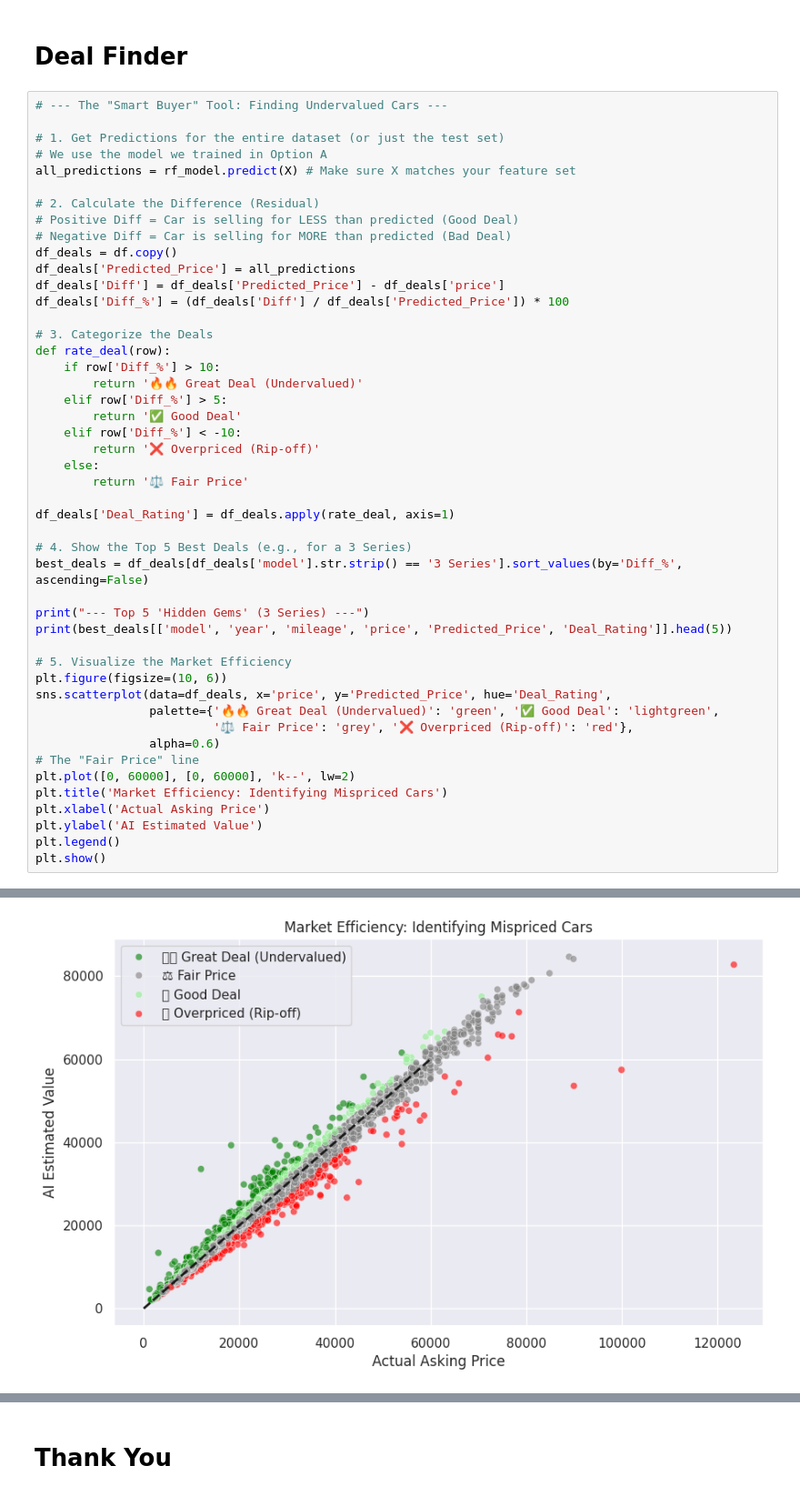
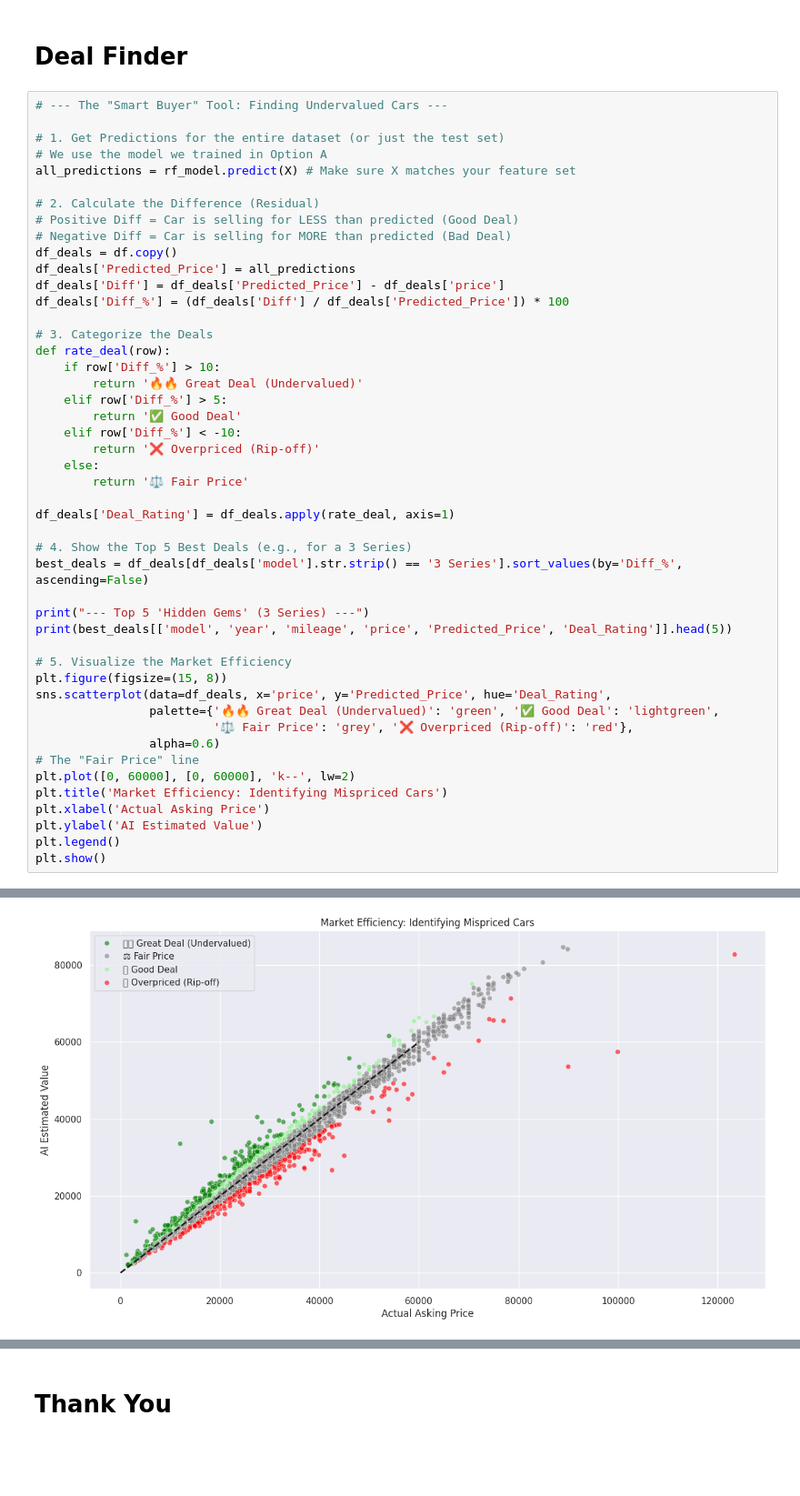
Before and after one commit to Nikhil5566/EDA-Repo, a Jupyter notebook: BMW_Used_Car_Market_Analysis_Dataset.ipynb, the cells around one changed output, grey strips where cells are left out. Shown at 91% size. Cells and saved outputs as stored; diff of their text form; blank space fills up the shorter version.

```diff
--- a/BMW_Used_Car_Market_Analysis_Dataset.ipynb
+++ b/BMW_Used_Car_Market_Analysis_Dataset.ipynb
@@ -501,32 +520,32 @@ best_deals = df_deals[df_deals['model'].str.strip() == '3 Series'].sort_values(b
 print("--- Top 5 'Hidden Gems' (3 Series) ---")
 print(best_deals[['model', 'year', 'mileage', 'price', 'Predicted_Price', 'Deal_Rating']].head(5))
 
 # 5. Visualize the Market Efficiency
-plt.figure(figsize=(10, 6))
+plt.figure(figsize=(15, 8))
 sns.scatterplot(data=df_deals, x='price', y='Predicted_Price', hue='Deal_Rating',
                 palette={'🔥🔥 Great Deal (Undervalued)': 'green', '✅ Good Deal': 'lightgreen',
                          '⚖️ Fair Price': 'grey', '❌ Overpriced (Rip-off)': 'red'},
                 alpha=0.6)
 # The "Fair Price" line
 plt.plot([0, 60000], [0, 60000], 'k--', lw=2)
 plt.title('Market Efficiency: Identifying Mispriced Cars')
 plt.xlabel('Actual Asking Price')
 plt.ylabel('AI Estimated Value')
 plt.legend()
 plt.show()
 # %% [output]
 --- Top 5 'Hidden Gems' (3 Series) ---
            model  year  mileage  price  Predicted_Price  \
 9744    3 Series  1999    82000   1200          4660.46
 518     3 Series  2017    33384  18298         39297.27
 9696    3 Series  2004   162000   1445          2025.96
 10006   3 Series  2000    93000   1550          2172.65
 9073    3 Series  2010    96000   3690          5137.67
 
                        Deal_Rating
 9744   🔥🔥 Great Deal (Undervalued)
 518    🔥🔥 Great Deal (Undervalued)
 9696   🔥🔥 Great Deal (Undervalued)
 10006  🔥🔥 Great Deal (Undervalued)
 9073   🔥🔥 Great Deal (Undervalued)
-[figure, old version]
+[figure, new version]
```
Also changed, not shown: parts of 3 cells of this notebook.
